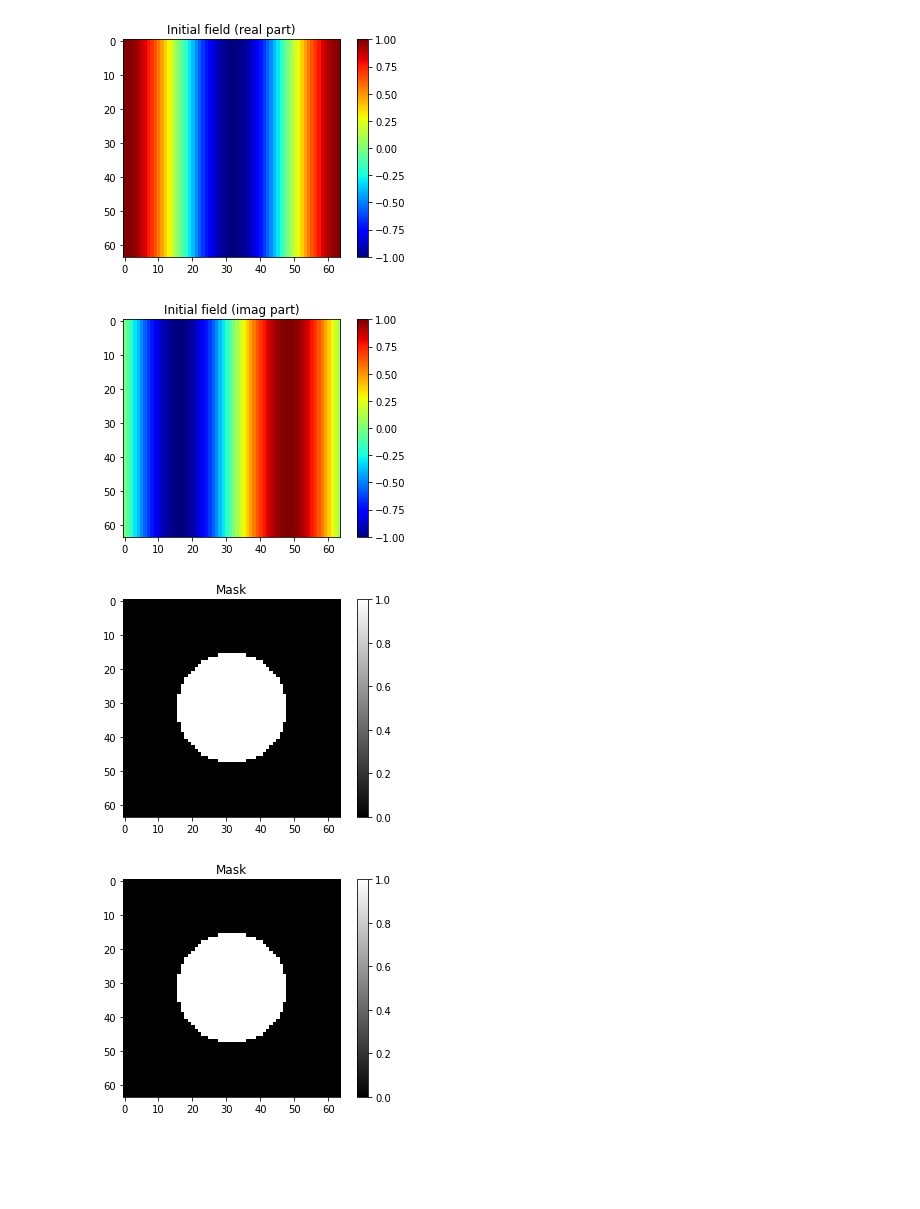
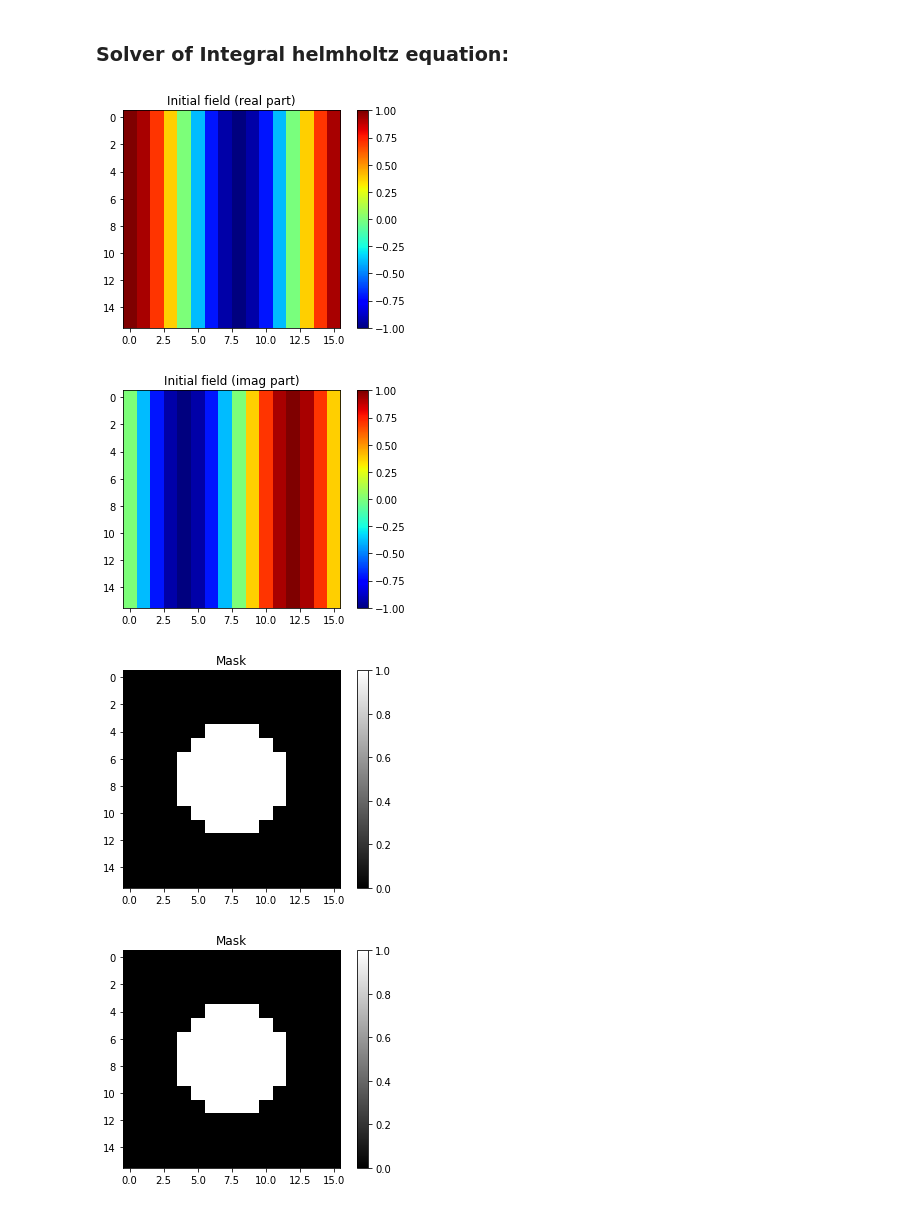
Before and after one commit to archilless/Minin, a Jupyter notebook: project.ipynb, the cells around one changed output. Drawn from its saved outputs; the diff is of its cells as text; code cells hidden in the pictures; blank space fills up the shorter version.

```diff
--- a/project.ipynb
+++ b/project.ipynb
@@ -1,3 +1,5 @@
+# %% [markdown]
+### Solver of Integral helmholtz equation:
 # %%
 import matplotlib.pyplot as plt
 import numpy as np
@@ -80,38 +82,38 @@ def matvec(x,eps,k,transpose = False):
 
 def old_matvec(x,mask,k,e):
     eps = get_eps_from_mask(e,mask)
     return matvec(x,eps,k)
 
 def visualize(data,title = "",cmap='jet',):
     plt.title(title)
     neg = plt.imshow(data, cmap=cmap, interpolation='none')
     plt.colorbar(neg)
     plt.show()
 
 
 
 def solve(E,eps0,eps1):
     return E
 
 
-size = 64
+size = 16
 e =2.25
 k  = 2*np.pi/(size/1)
 F = get_plane_wave(1,k,size)
 #mask = empty_mask(size)
 #mask = rectangle_mask(size)
 mask = circular_mask(size)
 eps = get_eps_from_mask(e,mask)
 visualize(F.real,"Initial field (real part)")
 visualize(F.imag,"Initial field (imag part)")
 visualize(mask,"Mask","gray")
 
 visualize(mask,"Mask","gray")
 # %% [output]
-[figure, old version]
+[figure, new version]
-[figure, old version]
+[figure, new version]
-[figure, old version]
+[figure, new version]
-[figure, old version]
+[figure, new version]
 # %%
 import scipy.sparse.linalg as spla
 import inspect
```
Also changed, not shown: parts of 13 cells of this notebook.
